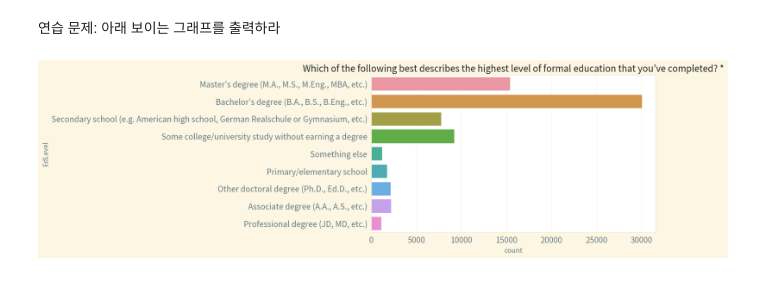
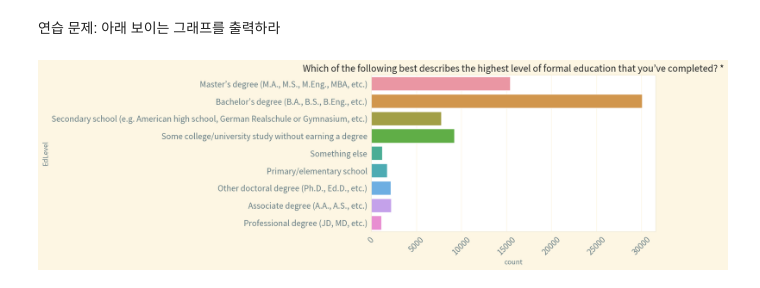
Before and after one commit to DeerWeak/pythonbasic, a Jupyter notebook: 230130python.ipynb, the cells around one changed output. Cells and saved outputs as stored; diff of their text form; code cells hidden in the pictures.

```diff
--- a/230130python.ipynb
+++ b/230130python.ipynb
@@ -577,7 +577,8 @@ Name: EdLevel, dtype: int64
 연습 문제: 아래 보이는 그래프를 출력하라
 # %%
 sns.countplot(data=survey_df, y="EdLevel")
+plt.xticks(rotation = 45)
 plt.title(schema_raw["EdLevel"])
 plt.show()
 # %% [output]
-[figure, old version]
+[figure, new version]
```
Also changed, not shown: parts of 8 cells of this notebook.
